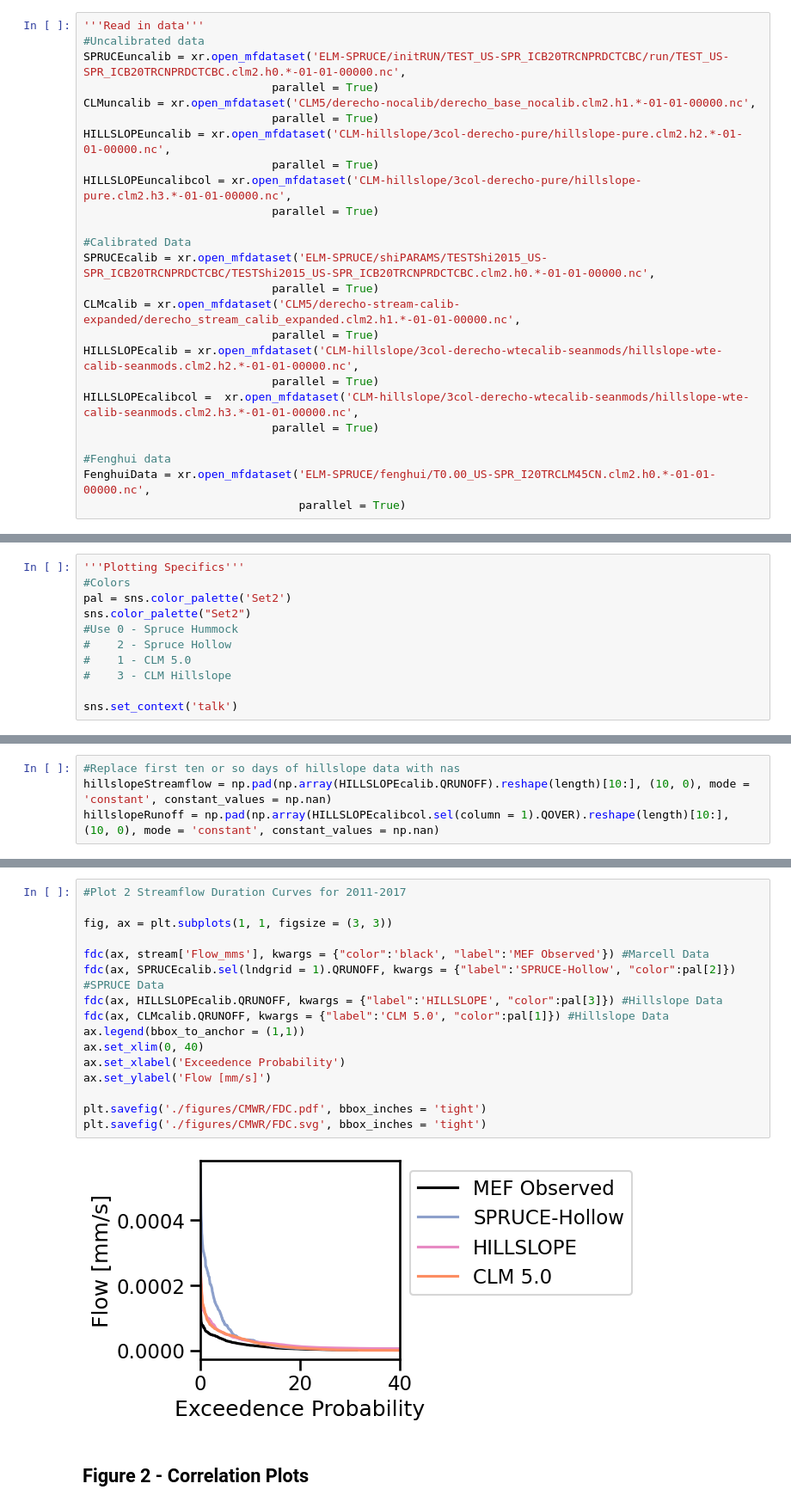
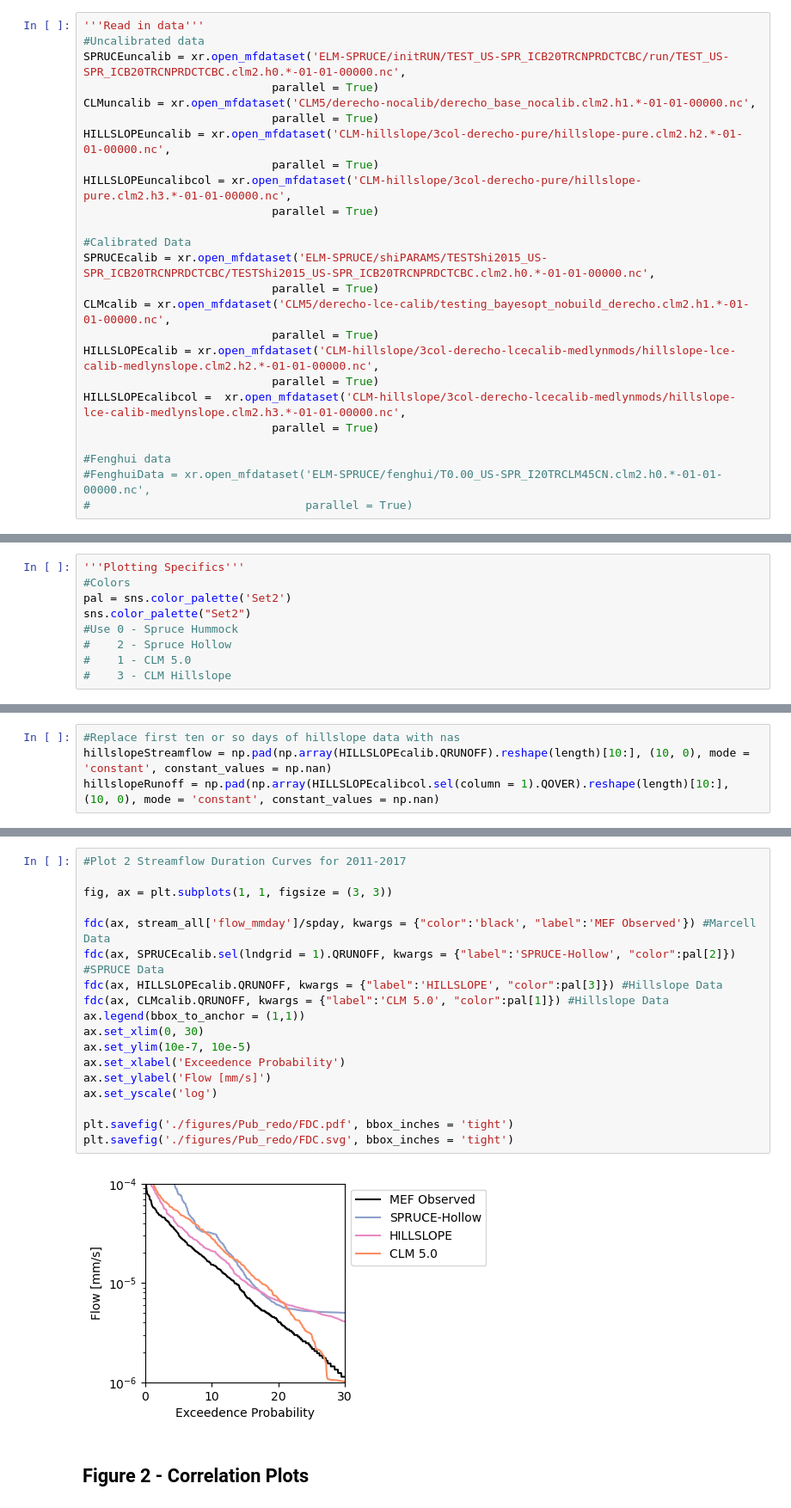
Before and after one commit to mwdjones/peatlandMIP, a Jupyter notebook: 03_plots-HillslopePaper.ipynb, the cells around one changed output, grey strips where cells are left out. Shown at 86% size. Cells and saved outputs as stored; diff of their text form.

Commit message:
updated figures

```diff
--- a/03_plots-HillslopePaper.ipynb
+++ b/03_plots-HillslopePaper.ipynb
@@ -119,16 +166,16 @@ HILLSLOPEuncalibcol = xr.open_mfdataset('CLM-hillslope/3col-derecho-pure/hillslo
 #Calibrated Data
 SPRUCEcalib = xr.open_mfdataset('ELM-SPRUCE/shiPARAMS/TESTShi2015_US-SPR_ICB20TRCNPRDCTCBC/TESTShi2015_US-SPR_ICB20TRCNPRDCTCBC.clm2.h0.*-01-01-00000.nc',
                             parallel = True)
-CLMcalib = xr.open_mfdataset('CLM5/derecho-stream-calib-expanded/derecho_stream_calib_expanded.clm2.h1.*-01-01-00000.nc',
+CLMcalib = xr.open_mfdataset('CLM5/derecho-lce-calib/testing_bayesopt_nobuild_derecho.clm2.h1.*-01-01-00000.nc',
                             parallel = True)
-HILLSLOPEcalib = xr.open_mfdataset('CLM-hillslope/3col-derecho-wtecalib-seanmods/hillslope-wte-calib-seanmods.clm2.h2.*-01-01-00000.nc',
+HILLSLOPEcalib = xr.open_mfdataset('CLM-hillslope/3col-derecho-lcecalib-medlynmods/hillslope-lce-calib-medlynslope.clm2.h2.*-01-01-00000.nc',
                             parallel = True)
-HILLSLOPEcalibcol =  xr.open_mfdataset('CLM-hillslope/3col-derecho-wtecalib-seanmods/hillslope-wte-calib-seanmods.clm2.h3.*-01-01-00000.nc',
+HILLSLOPEcalibcol =  xr.open_mfdataset('CLM-hillslope/3col-derecho-lcecalib-medlynmods/hillslope-lce-calib-medlynslope.clm2.h3.*-01-01-00000.nc',
                             parallel = True)
 
 #Fenghui data
-FenghuiData = xr.open_mfdataset('ELM-SPRUCE/fenghui/T0.00_US-SPR_I20TRCLM45CN.clm2.h0.*-01-01-00000.nc',
-                                parallel = True)
+#FenghuiData = xr.open_mfdataset('ELM-SPRUCE/fenghui/T0.00_US-SPR_I20TRCLM45CN.clm2.h0.*-01-01-00000.nc',
+#                                parallel = True)
 # %%
 '''Subset Timestamps'''
 SPRUCEuncalib = SPRUCEuncalib.sel(time = slice("2011-01-01", "2016-12-31"))
@@ -154,5 +201,3 @@ sns.color_palette("Set2")
 #    2 - Spruce Hollow
 #    1 - CLM 5.0
 #    3 - CLM Hillslope
-
-sns.set_context('talk')
@@ -241,21 +296,23 @@ Text(0.5, 0, 'Day of the Year')
 # %%
 #Plot 2 Streamflow Duration Curves for 2011-2017
 
 fig, ax = plt.subplots(1, 1, figsize = (3, 3))
 
-fdc(ax, stream['Flow_mms'], kwargs = {"color":'black', "label":'MEF Observed'}) #Marcell Data
+fdc(ax, stream_all['flow_mmday']/spday, kwargs = {"color":'black', "label":'MEF Observed'}) #Marcell Data
 fdc(ax, SPRUCEcalib.sel(lndgrid = 1).QRUNOFF, kwargs = {"label":'SPRUCE-Hollow', "color":pal[2]}) #SPRUCE Data
 fdc(ax, HILLSLOPEcalib.QRUNOFF, kwargs = {"label":'HILLSLOPE', "color":pal[3]}) #Hillslope Data
 fdc(ax, CLMcalib.QRUNOFF, kwargs = {"label":'CLM 5.0', "color":pal[1]}) #Hillslope Data
 ax.legend(bbox_to_anchor = (1,1))
-ax.set_xlim(0, 40)
+ax.set_xlim(0, 30)
+ax.set_ylim(10e-7, 10e-5)
 ax.set_xlabel('Exceedence Probability')
 ax.set_ylabel('Flow [mm/s]')
+ax.set_yscale('log')
 
-plt.savefig('./figures/CMWR/FDC.pdf', bbox_inches = 'tight')
-plt.savefig('./figures/CMWR/FDC.svg', bbox_inches = 'tight')
+plt.savefig('./figures/Pub_redo/FDC.pdf', bbox_inches = 'tight')
+plt.savefig('./figures/Pub_redo/FDC.svg', bbox_inches = 'tight')
 # %% [output]
-[figure, old version]
+[figure, new version]
 # %% [markdown]
 ## Figure 2 - Correlation Plots
 # %%
```
Also changed, not shown: parts of 11 cells of this notebook, 14 other files.
